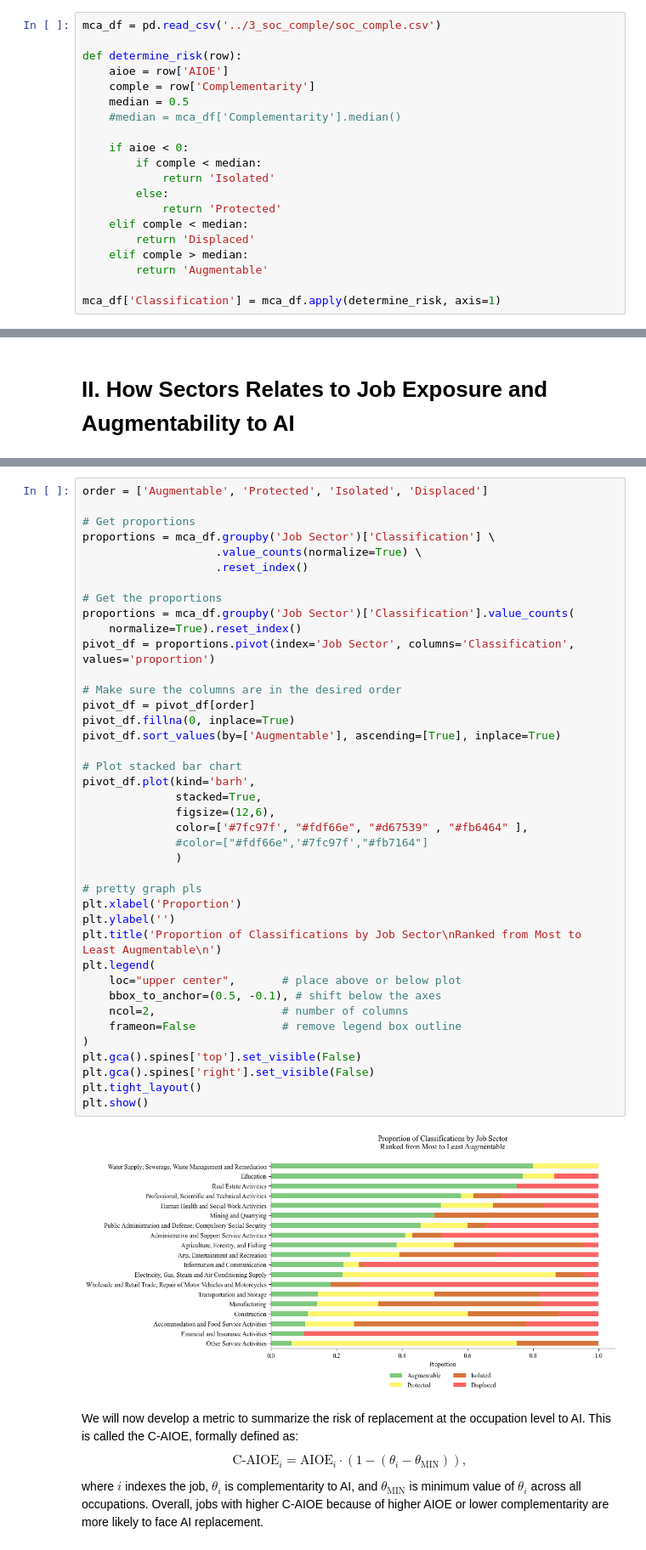
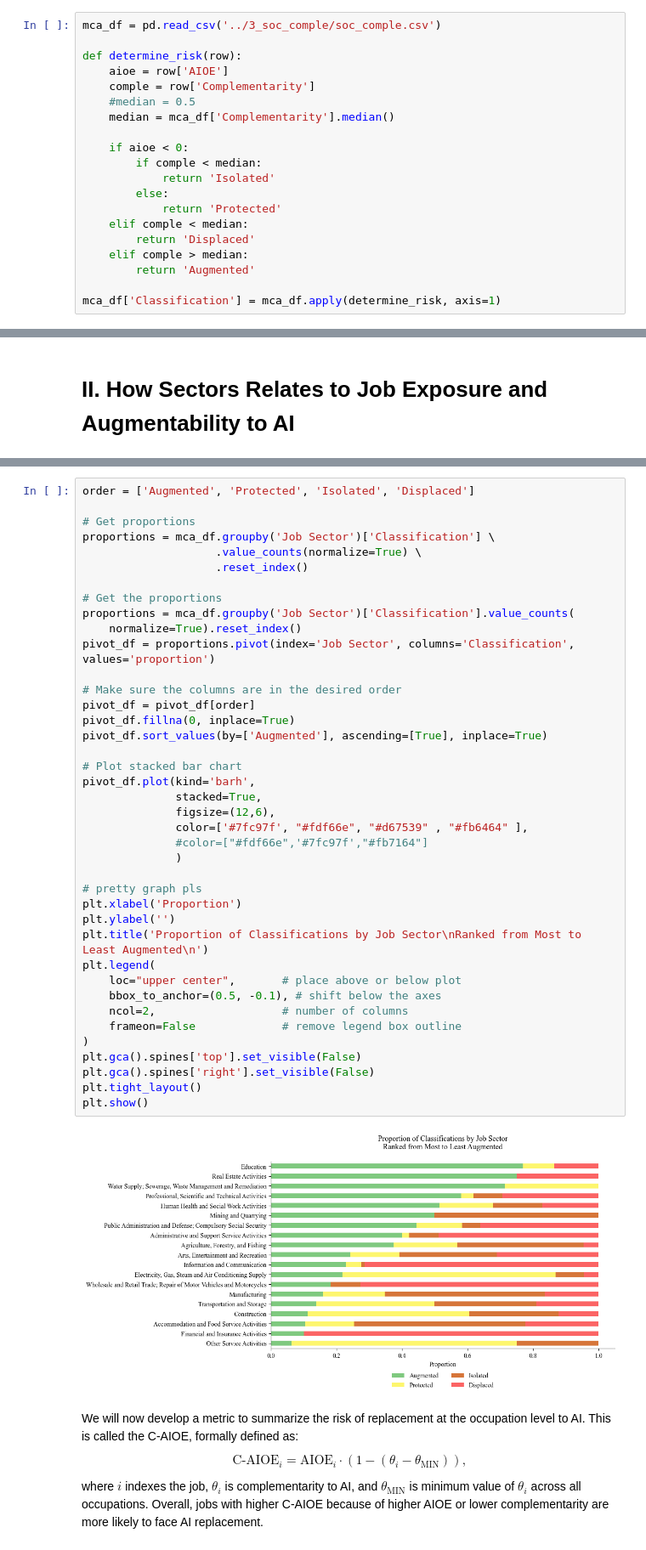
Before and after one commit to BSDSBA-JF/wadwani_intern, a Jupyter notebook: 01_mca_job_list/WorldBank/4_eda/eda.ipynb, the cells around one changed output, grey strips where cells are left out. Shown at 85% size. Cells and saved outputs as stored; diff of their text form.

```diff
--- a/01_mca_job_list/WorldBank/4_eda/eda.ipynb
+++ b/01_mca_job_list/WorldBank/4_eda/eda.ipynb
@@ -36,8 +14,8 @@ mca_df = pd.read_csv('../3_soc_comple/soc_comple.csv')
 def determine_risk(row):
     aioe = row['AIOE']
     comple = row['Complementarity']
-    median = 0.5
-    #median = mca_df['Complementarity'].median()
+    #median = 0.5
+    median = mca_df['Complementarity'].median()
 
     if aioe < 0:
         if comple < median:
@@ -47,7 +25,7 @@ def determine_risk(row):
     elif comple < median:
         return 'Displaced'
     elif comple > median:
-        return 'Augmentable'
+        return 'Augmented'
 
 mca_df['Classification'] = mca_df.apply(determine_risk, axis=1)
 # %%
@@ -197,5 +122,5 @@ pivot_df
 # %%
-order = ['Augmentable', 'Protected', 'Isolated', 'Displaced']
+order = ['Augmented', 'Protected', 'Isolated', 'Displaced']
 
 # Get proportions
 proportions = mca_df.groupby('Job Sector')['Classification'] \
@@ -206,36 +131,36 @@ proportions = mca_df.groupby('Job Sector')['Classification'] \
 proportions = mca_df.groupby('Job Sector')['Classification'].value_counts(
     normalize=True).reset_index()
 pivot_df = proportions.pivot(index='Job Sector', columns='Classification', values='proportion')
 
 # Make sure the columns are in the desired order
 pivot_df = pivot_df[order]
 pivot_df.fillna(0, inplace=True)
-pivot_df.sort_values(by=['Augmentable'], ascending=[True], inplace=True)
+pivot_df.sort_values(by=['Augmented'], ascending=[True], inplace=True)
 
 # Plot stacked bar chart
 pivot_df.plot(kind='barh',
               stacked=True,
               figsize=(12,6),
               color=['#7fc97f', "#fdf66e", "#d67539" , "#fb6464" ],
               #color=["#fdf66e",'#7fc97f',"#fb7164"]
               )
 
 # pretty graph pls
 plt.xlabel('Proportion')
 plt.ylabel('')
-plt.title('Proportion of Classifications by Job Sector\nRanked from Most to Least Augmentable\n')
+plt.title('Proportion of Classifications by Job Sector\nRanked from Most to Least Augmented\n')
 plt.legend(
     loc="upper center",       # place above or below plot
     bbox_to_anchor=(0.5, -0.1), # shift below the axes
     ncol=2,                   # number of columns
     frameon=False             # remove legend box outline
 )
 plt.gca().spines['top'].set_visible(False)
 plt.gca().spines['right'].set_visible(False)
 plt.tight_layout()
 plt.show()
 # %% [output]
-[figure, old version]
+[figure, new version]
 # %% [markdown]
 We will now develop a metric to summarize the risk of replacement at the occupation level to AI. This is called the C-AIOE, formally defined as:
 $$\text{C-AIOE}_i = \text{AIOE}_i \cdot (1 - (\theta_i - \theta_{\text{MIN}})),$$
```
Also changed, not shown: parts of 11 cells of this notebook, 7 other files.
